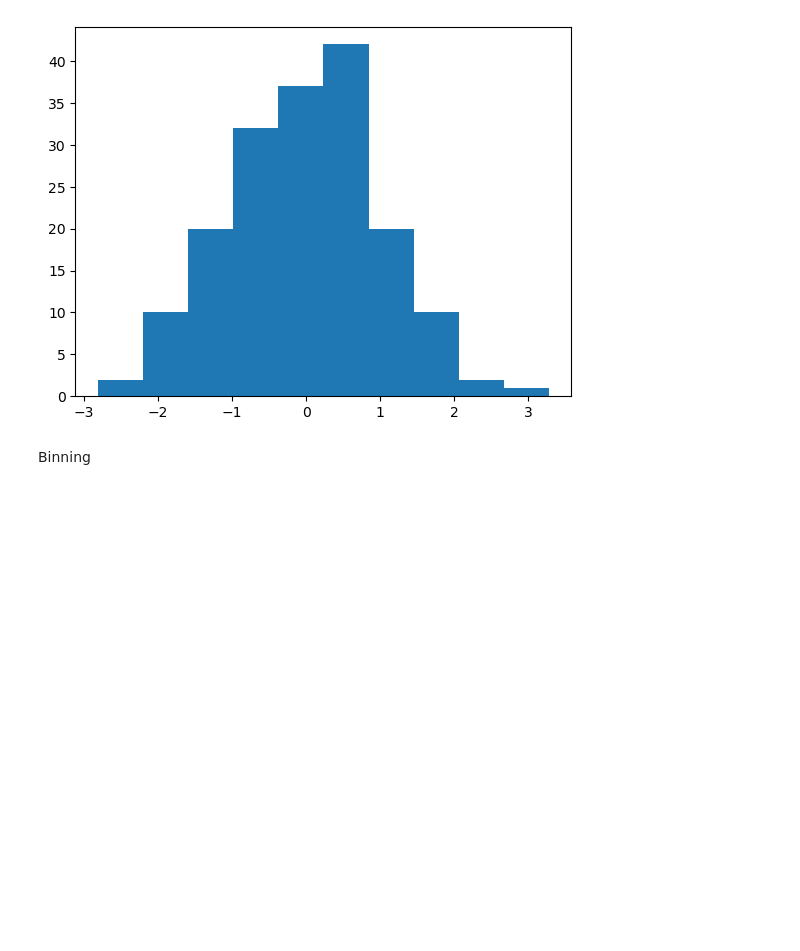
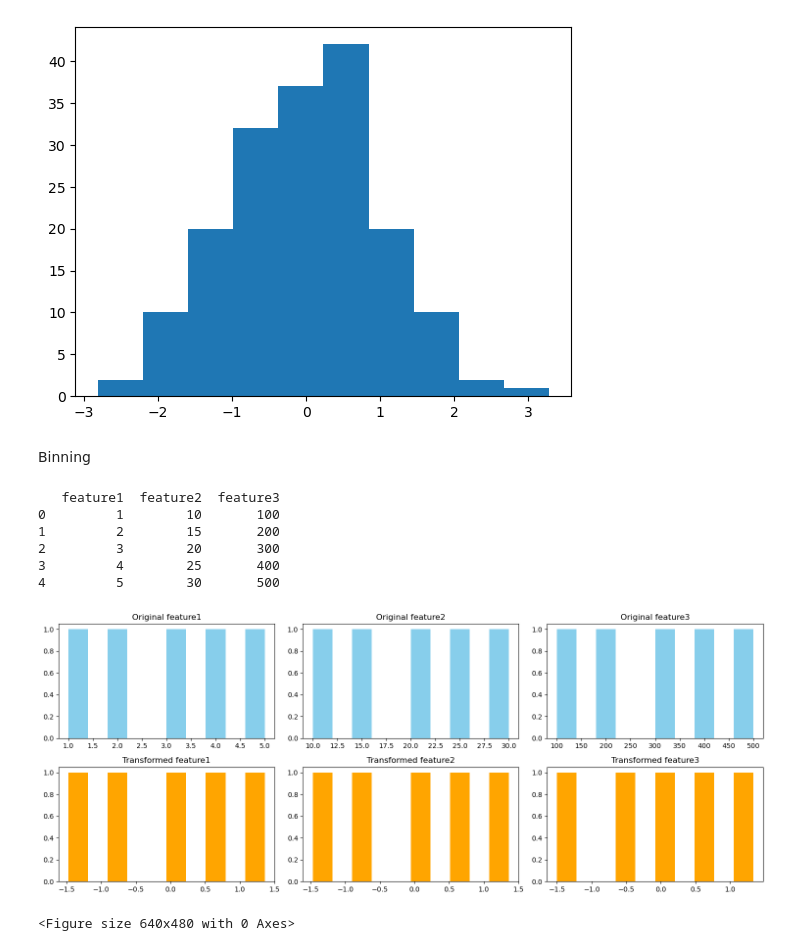
Before and after one commit to CHERUGAD/Machine_learning, a Jupyter notebook: DATA_Transformstion.ipynb, the cells around one changed output. Drawn from its saved outputs; the diff is of its cells as text; code cells hidden in the pictures; blank space fills up the shorter version.

Commit message:
Data has been transformed using yeo-johnson and box-cox method

```diff
--- a/DATA_Transformstion.ipynb
+++ b/DATA_Transformstion.ipynb
@@ -83,3 +83,48 @@ plt.hist(t[:, 1])
 [figure]
 # %% [markdown]
 Binning
+# %%
+import pandas as pd
+import numpy as np
+from sklearn.preprocessing import PowerTransformer
+import matplotlib.pyplot as plt
+# Sample data (positive values only, since power transforms like Box-Cox require them)
+data = {
+    'feature1': [1, 2, 3, 4, 5],
+    'feature2': [10, 15, 20, 25, 30],
+    'feature3': [100, 200, 300, 400, 500]
+}
+
+df = pd.DataFrame(data)
+
+print(df)
+power = PowerTransformer(method= 'yeo-johnson')
+power_transformed = pd.DataFrame(power.fit_transform(df), columns=df.columns)
+power_transformed
+
+
+
+fig, axes = plt.subplots(2, 3, figsize=(15, 6))
+for i, col in enumerate(df.columns):
+    axes[0, i].hist(df[col], bins=10, color='skyblue')
+    axes[0, i].set_title(f'Original {col}')
+
+    axes[1, i].hist(power_transformed[col], bins=10, color='orange')
+    axes[1, i].set_title(f'Transformed {col}')
+
+plt.tight_layout()
+plt.show()
+# %% [output]
+   feature1  feature2  feature3
+0         1        10       100
+1         2        15       200
+2         3        20       300
+3         4        25       400
+4         5        30       500
+[figure, added]
+# %%
+
+plt.tight_layout()
+plt.show()
+# %% [output]
+<Figure size 640x480 with 0 Axes>
```
Also changed, not shown: parts of 5 cells of this notebook.
